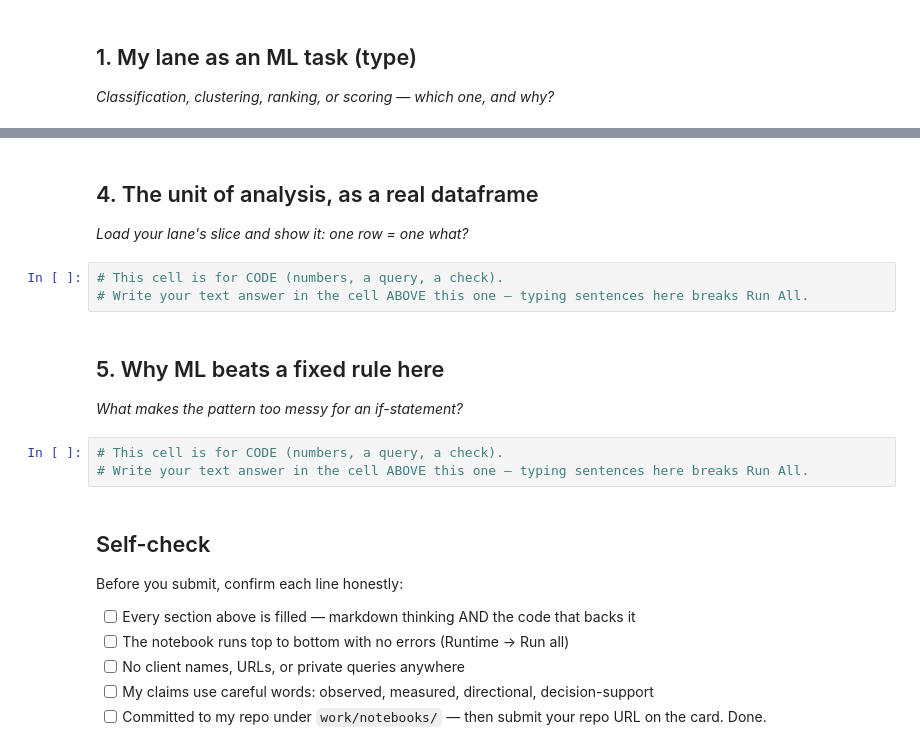
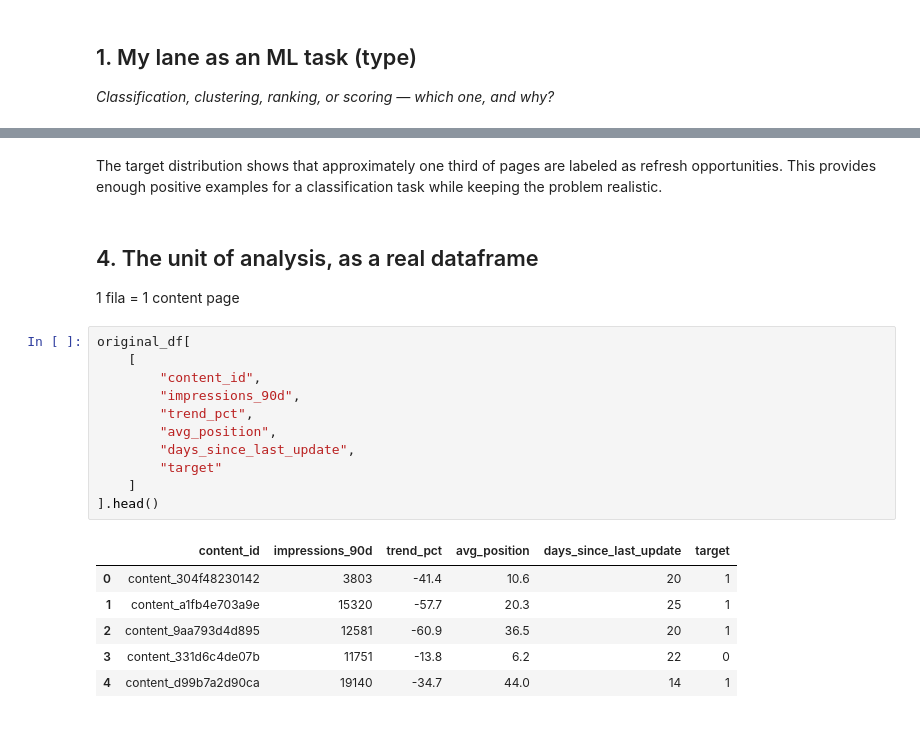
Before and after one commit to estuchis21/ml-internship-week1, a Jupyter notebook: work/notebooks/w02_ml_task_framing.ipynb, the cells around one changed output, grey strips where cells are left out. Cells and saved outputs as stored; diff of their text form.

```diff
--- a/work/notebooks/w02_ml_task_framing.ipynb
+++ b/work/notebooks/w02_ml_task_framing.ipynb
@@ -30,24 +110,24 @@ This skeleton is yours to fill. Work the sections **in order** — each one has
+# %% [markdown]
+The target distribution shows that approximately one third of pages are labeled as refresh opportunities. This provides enough positive examples for a classification task while keeping the problem realistic.
 # %% [markdown]
 ## 4. The unit of analysis, as a real dataframe
 
-*Load your lane's slice and show it: one row = one what?*
+1 fila = 1 content page
-# %%
-# This cell is for CODE (numbers, a query, a check).
-# Write your text answer in the cell ABOVE this one — typing sentences here breaks Run All.
-# %% [markdown]
-## 5. Why ML beats a fixed rule here
-
-*What makes the pattern too messy for an if-statement?*
-# %%
-# This cell is for CODE (numbers, a query, a check).
-# Write your text answer in the cell ABOVE this one — typing sentences here breaks Run All.
-# %% [markdown]
-## Self-check
-
-Before you submit, confirm each line honestly:
-
-- [ ] Every section above is filled — markdown thinking AND the code that backs it
-- [ ] The notebook runs top to bottom with no errors (Runtime → Run all)
-- [ ] No client names, URLs, or private queries anywhere
-- [ ] My claims use careful words: observed, measured, directional, decision-support
-- [ ] Committed to my repo under `work/notebooks/` — then submit your repo URL on the card. Done.
+# %%
+original_df[
+    [
+        "content_id",
+        "impressions_90d",
+        "trend_pct",
+        "avg_position",
+        "days_since_last_update",
+        "target"
+    ]
+].head()
+# %% [output]
+|  | content_id | impressions_90d | trend_pct | avg_position | days_since_last_update | target |
+| 0 | content_304f48230142 | 3803 | -41.4 | 10.6 | 20 | 1 |
+| 1 | content_a1fb4e703a9e | 15320 | -57.7 | 20.3 | 25 | 1 |
+| 2 | content_9aa793d4d895 | 12581 | -60.9 | 36.5 | 20 | 1 |
+| 3 | content_331d6c4de07b | 11751 | -13.8 | 6.2 | 22 | 0 |
+| 4 | content_d99b7a2d90ca | 19140 | -34.7 | 44.0 | 14 | 1 |
```
Also changed, not shown: parts of 13 cells of this notebook.
